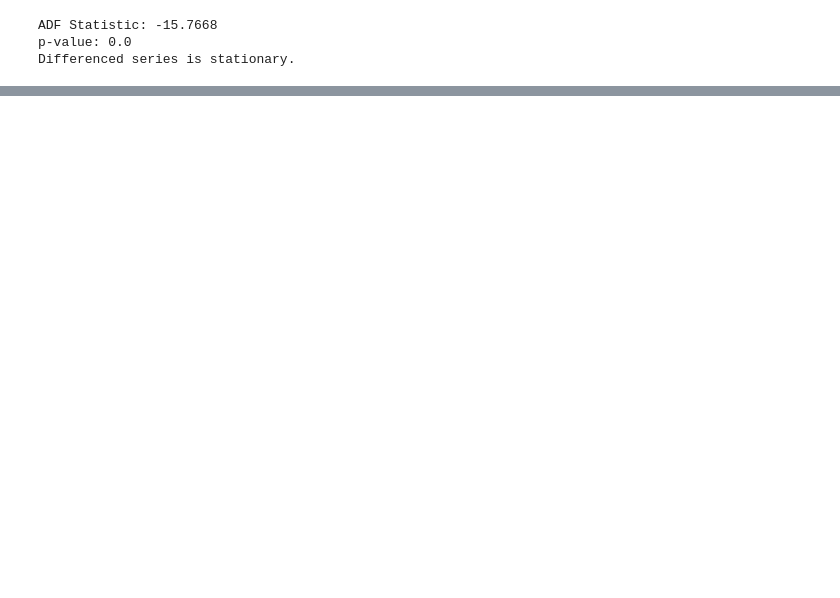
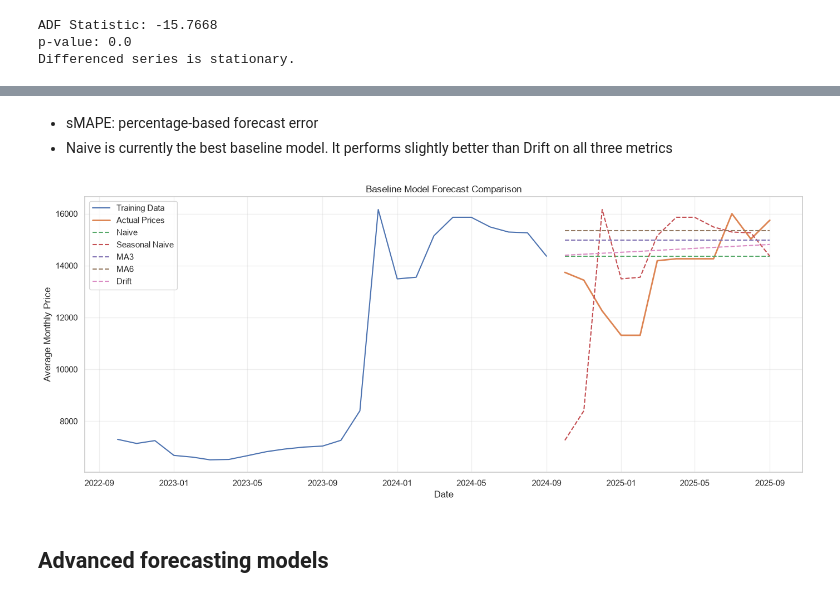
Before and after one commit to KarthikDaivadnya/PriceForecastingW2A, a Jupyter notebook: notebooks/Price_Forecasting_Complete.ipynb, the cells around one changed output, grey strips where cells are left out. Drawn from its saved outputs; the diff is of its cells as text; code cells hidden in the pictures; blank space fills up the shorter version.

Commit message:
completed model validation

```diff
--- a/notebooks/Price_Forecasting_Complete.ipynb
+++ b/notebooks/Price_Forecasting_Complete.ipynb
@@ -617,0 +712,29 @@ Differenced series is stationary.
+# %% [markdown]
+- sMAPE: percentage-based forecast error
+- Naive is currently the best baseline model. It performs slightly better than Drift on all three metrics
+# %%
+plt.figure(figsize=(14, 6))
+
+plt.plot(train.tail(24), label="Training Data")
+plt.plot(test, label="Actual Prices", linewidth=2)
+
+for model_name, prediction in forecasts.items():
+    plt.plot(
+        test.index,
+        prediction,
+        linestyle="--",
+        label=model_name
+    )
+
+plt.title("Baseline Model Forecast Comparison")
+plt.xlabel("Date")
+plt.ylabel("Average Monthly Price")
+plt.legend()
+plt.grid(alpha=0.3)
+
+plt.tight_layout()
+plt.show()
+# %% [output]
+[figure, added]
+# %% [markdown]
+## Advanced forecasting models
```
Also changed, not shown: parts of 46 cells of this notebook.
